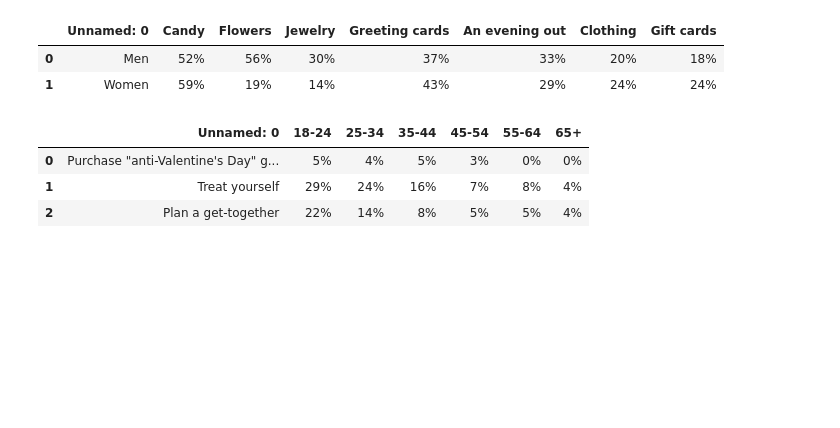
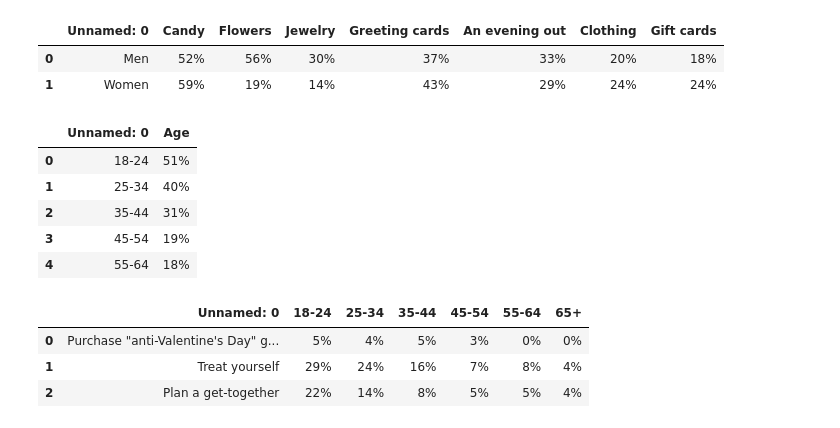
Before and after one commit to sole-tolo/Hackathon, a Jupyter notebook: tarek.ipynb, the cells around one changed output. Cells and saved outputs as stored; diff of their text form; code cells hidden in the pictures; blank space fills up the shorter version.

Commit message:
add new dataframe

```diff
--- a/tarek.ipynb
+++ b/tarek.ipynb
@@ -140,3 +133,13 @@ spend_celeb_age1[percentage_columns] = spend_celeb_age1[percentage_columns].appl
+# %%
+spend_celeb_age1 = pd.read_csv('spending_or_celebrating_age_1.csv')
+spend_celeb_age1.head()
+# %% [output]
+|  | Unnamed: 0 | Age |
+| 0 | 18-24 | 51% |
+| 1 | 25-34 | 40% |
+| 2 | 35-44 | 31% |
+| 3 | 45-54 | 19% |
+| 4 | 55-64 | 18% |
 # %%
 spend_celeb_age2 = pd.read_csv('spending_or_celebrating_age_2.csv')
 spend_celeb_age2
```
Also changed, not shown: parts of 3 cells of this notebook, 1 other file.
